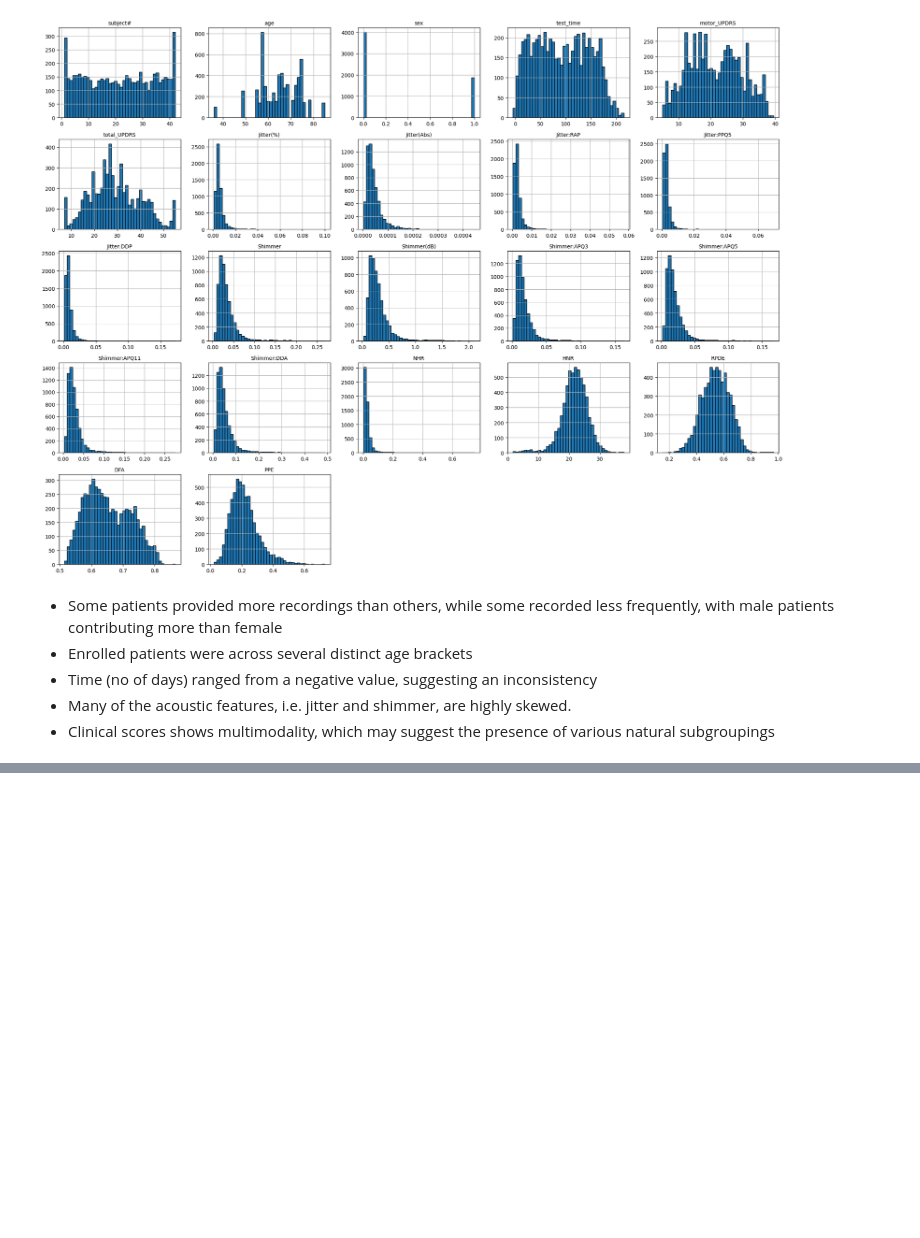
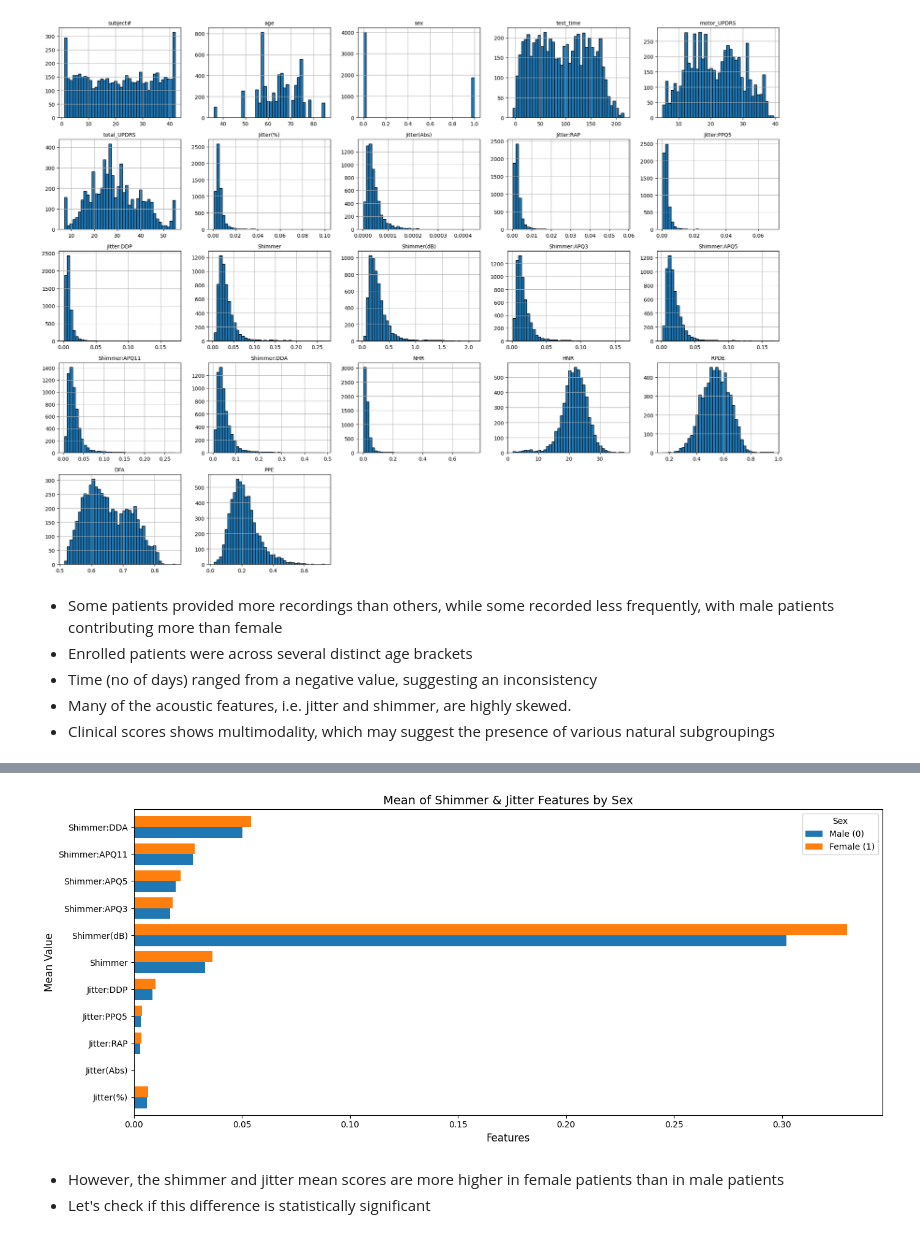
Before and after one commit to Vhickyem/Parkinson-s-Disease-Telemonitoring---Clustering-Analysis, a Jupyter notebook: Code.ipynb, the cells around one changed output, grey strips where cells are left out. Cells and saved outputs as stored; diff of their text form; code cells hidden in the pictures; blank space fills up the shorter version.

```diff
--- a/Code.ipynb
+++ b/Code.ipynb
@@ -92,0 +183,12 @@ plt.show();
+# %%
+# Select jitter and shimmer features
+jitter_shimmer_cols = [
+    "Jitter(%)", "Jitter(Abs)", "Jitter:RAP", "Jitter:PPQ5", "Jitter:DDP",
+    "Shimmer", "Shimmer(dB)", "Shimmer:APQ3", "Shimmer:APQ5",
+    "Shimmer:APQ11", "Shimmer:DDA"
+]
+
+# Group by sex and compute mean
+mean_by_sex = df.groupby("sex")[jitter_shimmer_cols].mean().T
+
+mean_by_sex
@@ -92,0 +208,18 @@ plt.show();
+# %%
+# Plot a chart for this
+ax = mean_by_sex.plot(
+    kind="barh",
+    figsize=(14,6),
+    width=0.8
+)
+plt.title("Mean of Shimmer & Jitter Features by Sex", fontsize=14)
+plt.xlabel("Features", fontsize=12)
+plt.ylabel("Mean Value", fontsize=12)
+plt.legend(title="Sex", labels=["Male (0)", "Female (1)"])
+plt.tight_layout()
+plt.show()
+# %% [output]
+[figure, added]
+# %% [markdown]
+* However, the shimmer and jitter mean scores are more higher in female patients than in male patients
+* Let's check if this difference is statistically significant
```
Also changed, not shown: parts of 37 cells of this notebook.
